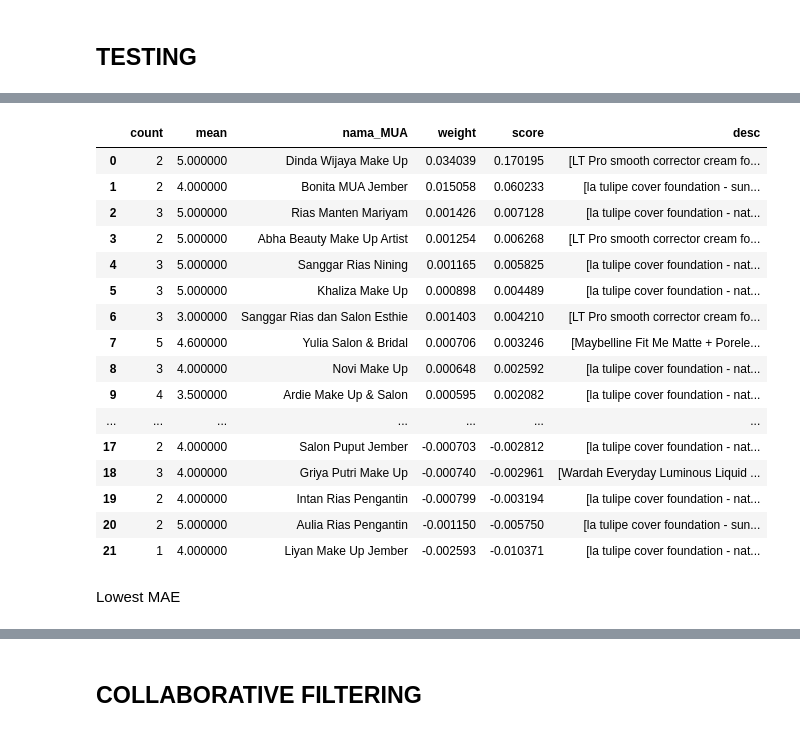
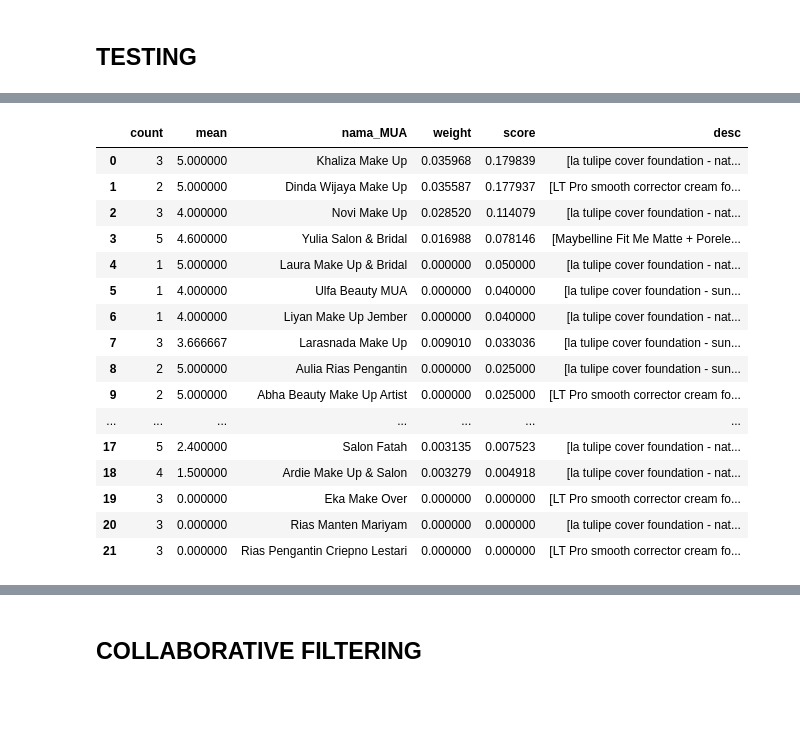
Before and after one commit to narandharanggi/MUA, a Jupyter notebook: hybrid_method.ipynb, the cells around one changed output, grey strips where cells are left out. Saved outputs shown, nothing was run; the diff lists cells and outputs as text; code cells hidden in the pictures; blank space fills up the shorter version.

Commit message:
updated testing

```diff
--- a/hybrid_method.ipynb
+++ b/hybrid_method.ipynb
@@ -465,22 +477,22 @@ pivot_ = pivot_.sort_values(by=['score'], ignore_index=True, ascending=False)
-# %%
-pivot_
-# %% [output]
-|  | count | mean | nama_MUA | weight | score | desc |
-| 0 | 2 | 5.000000 | Dinda Wijaya Make Up | 0.034039 | 0.170195 | [LT Pro smooth corrector cream fo... |
-| 1 | 2 | 4.000000 | Bonita MUA Jember | 0.015058 | 0.060233 | [la tulipe cover foundation - sun... |
-| 2 | 3 | 5.000000 | Rias Manten Mariyam | 0.001426 | 0.007128 | [la tulipe cover foundation - nat... |
-| 3 | 2 | 5.000000 | Abha Beauty Make Up Artist | 0.001254 | 0.006268 | [LT Pro smooth corrector cream fo... |
-| 4 | 3 | 5.000000 | Sanggar Rias Nining | 0.001165 | 0.005825 | [la tulipe cover foundation - nat... |
-| 5 | 3 | 5.000000 | Khaliza Make Up | 0.000898 | 0.004489 | [la tulipe cover foundation - nat... |
-| 6 | 3 | 3.000000 | Sanggar Rias dan Salon Esthie | 0.001403 | 0.004210 | [LT Pro smooth corrector cream fo... |
-| 7 | 5 | 4.600000 | Yulia Salon & Bridal | 0.000706 | 0.003246 | [Maybelline Fit Me Matte + Porele... |
-| 8 | 3 | 4.000000 | Novi Make Up | 0.000648 | 0.002592 | [la tulipe cover foundation - nat... |
-| 9 | 4 | 3.500000 | Ardie Make Up & Salon | 0.000595 | 0.002082 | [la tulipe cover foundation - nat... |
-| ... | ... | ... | ... | ... | ... | ... |
-| 17 | 2 | 4.000000 | Salon Puput Jember | -0.000703 | -0.002812 | [la tulipe cover foundation - nat... |
-| 18 | 3 | 4.000000 | Griya Putri Make Up | -0.000740 | -0.002961 | [Wardah Everyday Luminous Liquid ... |
-| 19 | 2 | 4.000000 | Intan Rias Pengantin | -0.000799 | -0.003194 | [la tulipe cover foundation - nat... |
-| 20 | 2 | 5.000000 | Aulia Rias Pengantin | -0.001150 | -0.005750 | [la tulipe cover foundation - sun... |
-| 21 | 1 | 4.000000 | Liyan Make Up Jember | -0.002593 | -0.010371 | [la tulipe cover foundation - nat... |
-# %% [markdown]
-Lowest MAE
+# %%
+#highest
+h_pivot = testing_user(data_for_model, data_for_user, 4)
+h_pivot
+# %% [output]
+|  | count | mean | nama_MUA | weight | score | desc |
+| 0 | 3 | 5.000000 | Khaliza Make Up | 0.035968 | 0.179839 | [la tulipe cover foundation - nat... |
+| 1 | 2 | 5.000000 | Dinda Wijaya Make Up | 0.035587 | 0.177937 | [LT Pro smooth corrector cream fo... |
+| 2 | 3 | 4.000000 | Novi Make Up | 0.028520 | 0.114079 | [la tulipe cover foundation - nat... |
+| 3 | 5 | 4.600000 | Yulia Salon & Bridal | 0.016988 | 0.078146 | [Maybelline Fit Me Matte + Porele... |
+| 4 | 1 | 5.000000 | Laura Make Up & Bridal | 0.000000 | 0.050000 | [la tulipe cover foundation - nat... |
+| 5 | 1 | 4.000000 | Ulfa Beauty MUA | 0.000000 | 0.040000 | [la tulipe cover foundation - sun... |
+| 6 | 1 | 4.000000 | Liyan Make Up Jember | 0.000000 | 0.040000 | [la tulipe cover foundation - nat... |
+| 7 | 3 | 3.666667 | Larasnada Make Up | 0.009010 | 0.033036 | [la tulipe cover foundation - sun... |
+| 8 | 2 | 5.000000 | Aulia Rias Pengantin | 0.000000 | 0.025000 | [la tulipe cover foundation - sun... |
+| 9 | 2 | 5.000000 | Abha Beauty Make Up Artist | 0.000000 | 0.025000 | [LT Pro smooth corrector cream fo... |
+| ... | ... | ... | ... | ... | ... | ... |
+| 17 | 5 | 2.400000 | Salon Fatah | 0.003135 | 0.007523 | [la tulipe cover foundation - nat... |
+| 18 | 4 | 1.500000 | Ardie Make Up & Salon | 0.003279 | 0.004918 | [la tulipe cover foundation - nat... |
+| 19 | 3 | 0.000000 | Eka Make Over | 0.000000 | 0.000000 | [LT Pro smooth corrector cream fo... |
+| 20 | 3 | 0.000000 | Rias Manten Mariyam | 0.000000 | 0.000000 | [la tulipe cover foundation - nat... |
+| 21 | 3 | 0.000000 | Rias Pengantin Criepno Lestari | 0.000000 | 0.000000 | [LT Pro smooth corrector cream fo... |
```
Also changed, not shown: parts of 26 cells of this notebook.
